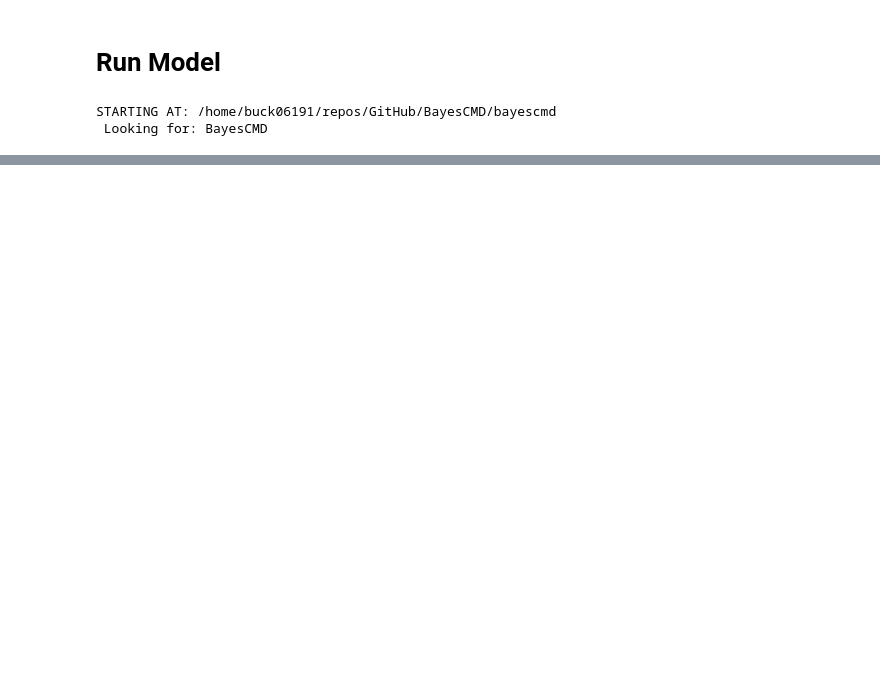
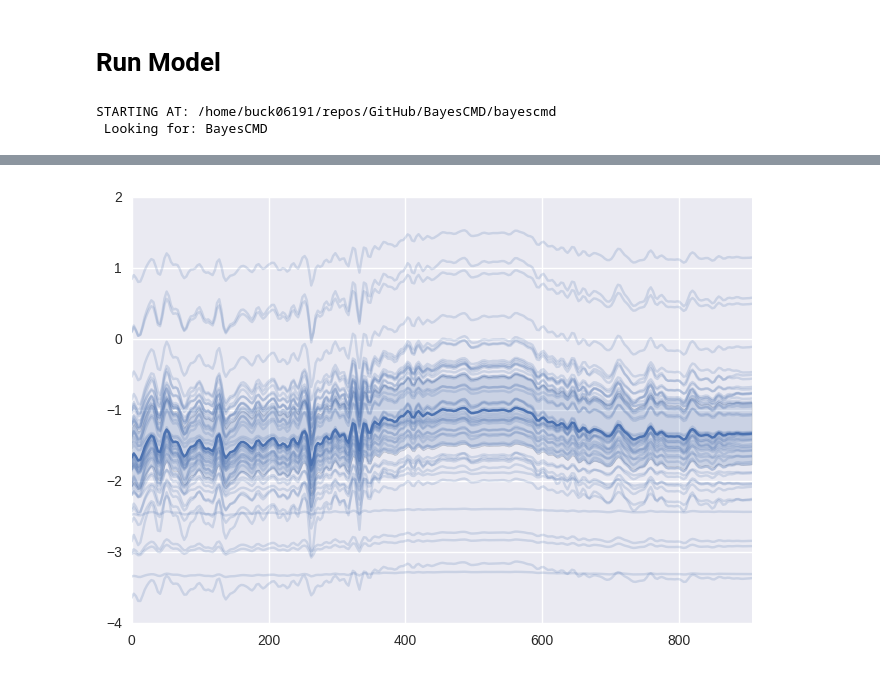
Before and after one commit to multimodalspectroscopy/BayesCMD, a Jupyter notebook: build/batch/BS/plot_bayesian_posterior.ipynb, the cells around one changed output, grey strips where cells are left out. Cells and saved outputs as stored; diff of their text form; code cells hidden in the pictures; blank space fills up the shorter version.

```diff
--- a/build/batch/BS/plot_bayesian_posterior.ipynb
+++ b/build/batch/BS/plot_bayesian_posterior.ipynb
@@ -316,0 +271,4 @@ Name: CCO, dtype: float64
+# %%
+ax2 = sns.tsplot(data=CCO_data, time=times, err_style=["unit_traces", "ci_band"], ci=[100], estimator=np.nanmean)
+# %% [output]
+[figure, added]
```
Also changed, not shown: parts of 20 cells of this notebook.
